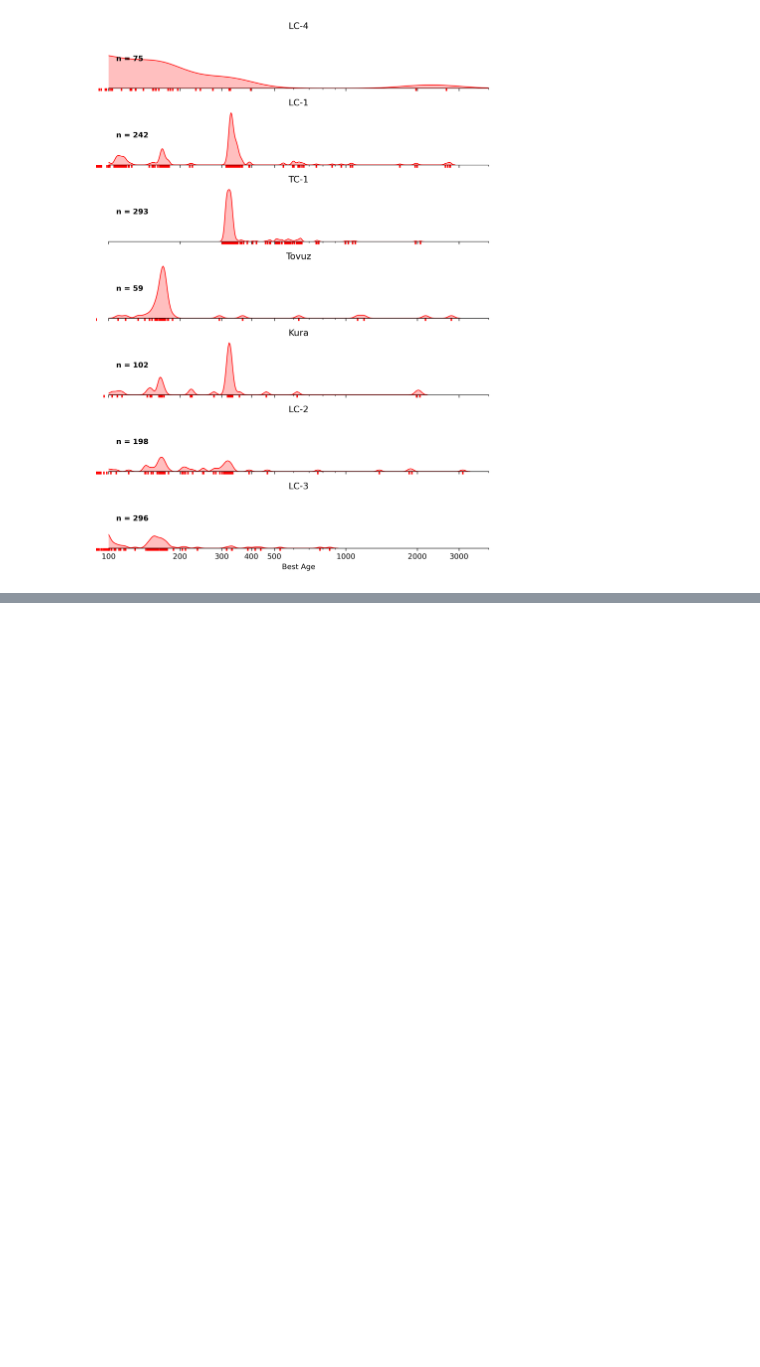
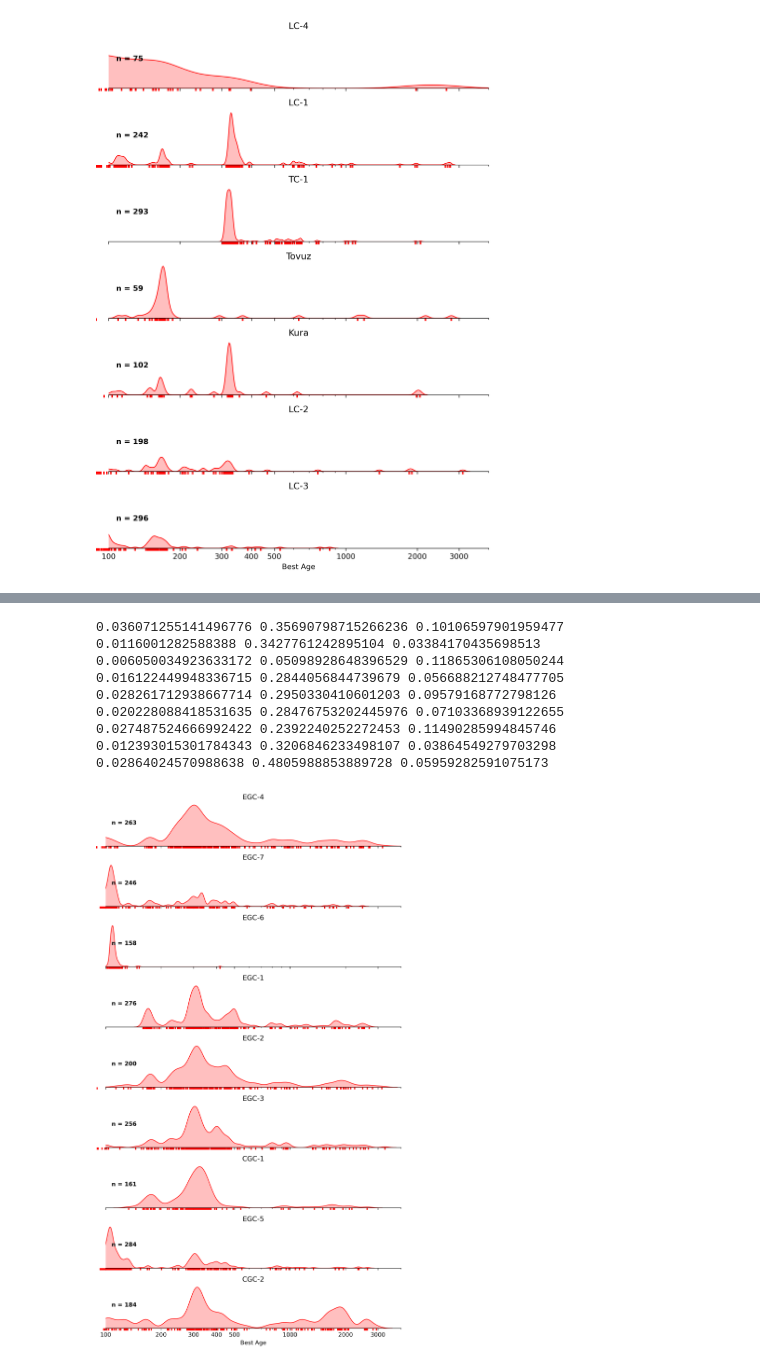
Before and after one commit to dyvasey/dz-caucasus, a Jupyter notebook: plot_fault_blocks.ipynb, the cells around one changed output, grey strips where cells are left out. Drawn from its saved outputs; the diff is of its cells as text; code cells hidden in the pictures; blank space fills up the shorter version.

```diff
--- a/plot_fault_blocks.ipynb
+++ b/plot_fault_blocks.ipynb
@@ -141,0 +144,15 @@ j_samples = plot_fault_block(j_names,log_scale=False,xlim=(120,220),ticks=np.ara
+# %%
+egc = ['EGC-1','EGC-2','EGC-3','EGC-4','EGC-5','EGC-6','EGC-7','CGC-1','CGC-2']
+
+egc_samples = plot_fault_block(egc)
+# %% [output]
+0.036071255141496776 0.35690798715266236 0.10106597901959477
+0.0116001282588388 0.3427761242895104 0.03384170435698513
+0.006050034923633172 0.05098928648396529 0.11865306108050244
+0.016122449948336715 0.2844056844739679 0.056688212748477705
+0.028261712938667714 0.2950330410601203 0.09579168772798126
+0.020228088418531635 0.28476753202445976 0.07103368939122655
+0.027487524666992422 0.2392240252272453 0.11490285994845746
+0.012393015301784343 0.3206846233498107 0.03864549279703298
+0.02864024570988638 0.4805988853889728 0.05959282591075173
+[figure, added]
```
Also changed, not shown: parts of 2 cells of this notebook, 1 other file.
